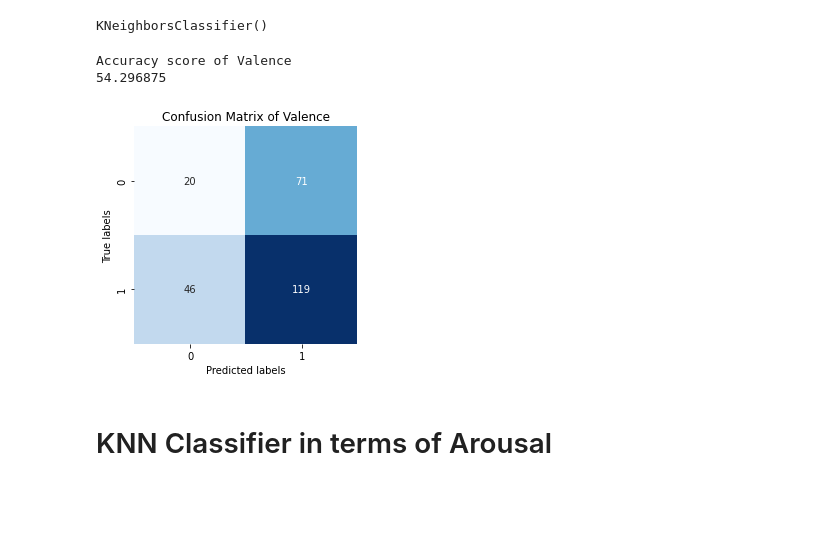
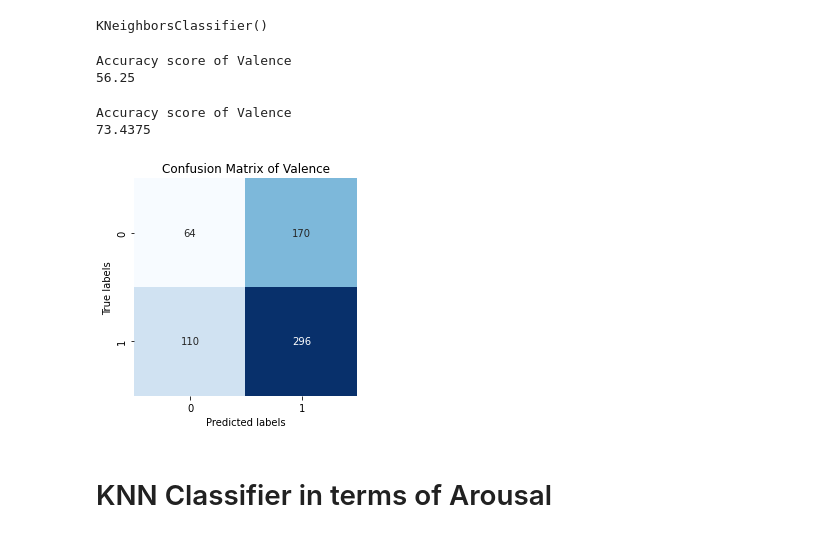
Before and after one commit to Zobia12/EEG_Based_Human_Emotion_Recognition_Using_Deep_Learning, a Jupyter notebook: EEG_based_Emotion_Recognition_Using_KNN_model(with_32_channels).ipynb, the cells around one changed output. Cells and saved outputs as stored; diff of their text form; code cells hidden in the pictures; blank space fills up the shorter version.

```diff
--- a/EEG_based_Emotion_Recognition_Using_KNN_model(with_32_channels).ipynb
+++ b/EEG_based_Emotion_Recognition_Using_KNN_model(with_32_channels).ipynb
@@ -163,7 +198,7 @@ X = numpy.genfromtxt(file_x, delimiter=' ')
 y = numpy.genfromtxt(file_y, delimiter=' ')
 
 # Split the data into training/testing sets
-X_train, X_test, y_train, y_test = train_test_split(X, y, test_size=0.2, random_state=42)
+X_train, X_test, y_train, y_test = train_test_split(X, y, test_size=0.5, random_state=42)
 # %%
 model = KNeighborsClassifier(n_neighbors=5)
 model.fit(X_train, y_train)
@@ -171,23 +206,32 @@ model.fit(X_train, y_train)
 KNeighborsClassifier()
 # %%
 y_predict = model.predict(X_test)
-cm = confusion_matrix(y_test, y_predict)
+y_pred = model.predict(X_train)
+
+Training_cm = confusion_matrix(y_train, y_pred)
+Testing_cm = confusion_matrix(y_test, y_predict)
 # %%
 print("Accuracy score of Valence ")
 print(accuracy_score(y_test, y_predict)*100)
 # %% [output]
 Accuracy score of Valence
-54.296875
+56.25
+# %%
+print("Accuracy score of Valence ")
+print(accuracy_score(y_train, y_pred)*100)
+# %% [output]
+Accuracy score of Valence
+73.4375
 # %%
 fig, ax = plt.subplots(figsize=(4, 4))
-sns.heatmap(cm, annot=True,cbar=False, fmt='g', ax=ax, cmap=plt.cm.Blues);  #annot=True to annotate cells, ftm='g' to disable scientific notation
+sns.heatmap(Testing_cm, annot=True,cbar=False, fmt='g', ax=ax, cmap=plt.cm.Blues);  #annot=True to annotate cells, ftm='g' to disable scientific notation
 
 # labels, title and ticks
 ax.set_xlabel('Predicted labels');
 ax.set_ylabel('True labels');
 ax.set_title('Confusion Matrix of Valence');
 # %% [output]
-[figure, old version]
+[figure, new version]
 # %% [markdown]
 # KNN Classifier in terms of Arousal
 # %%
```
Also changed, not shown: parts of 10 cells of this notebook.
